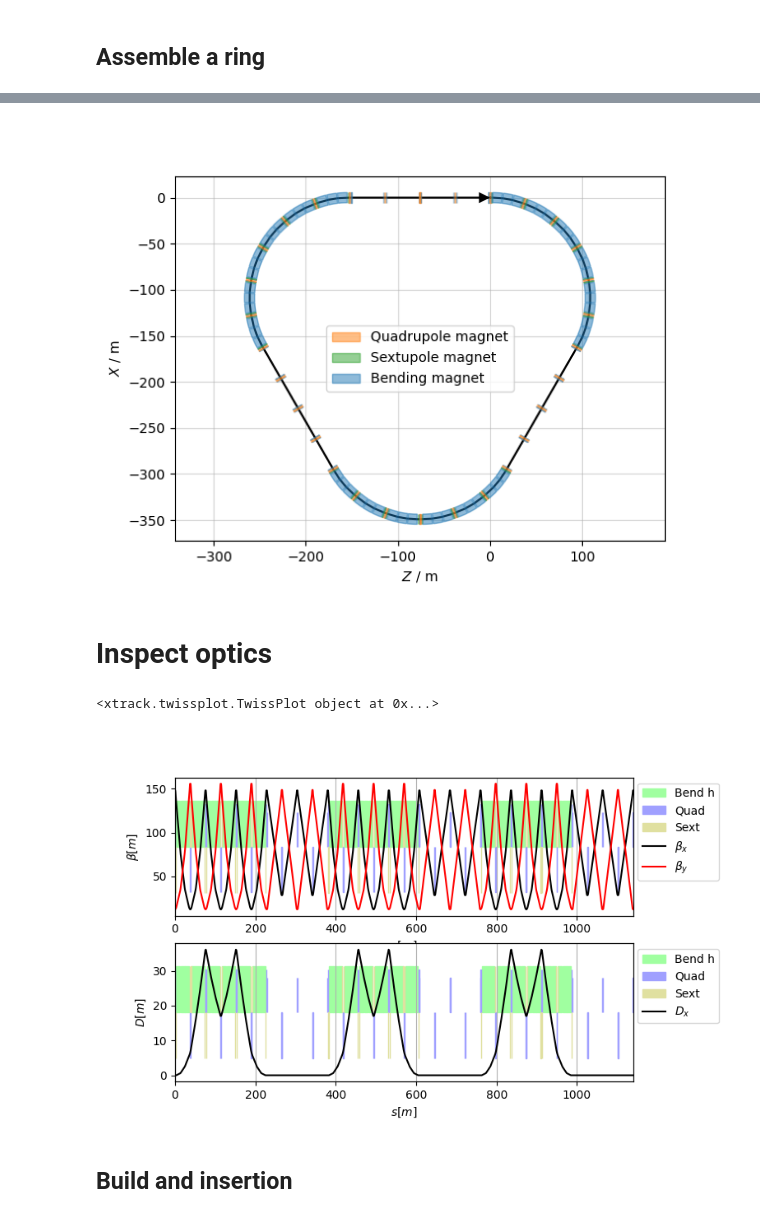
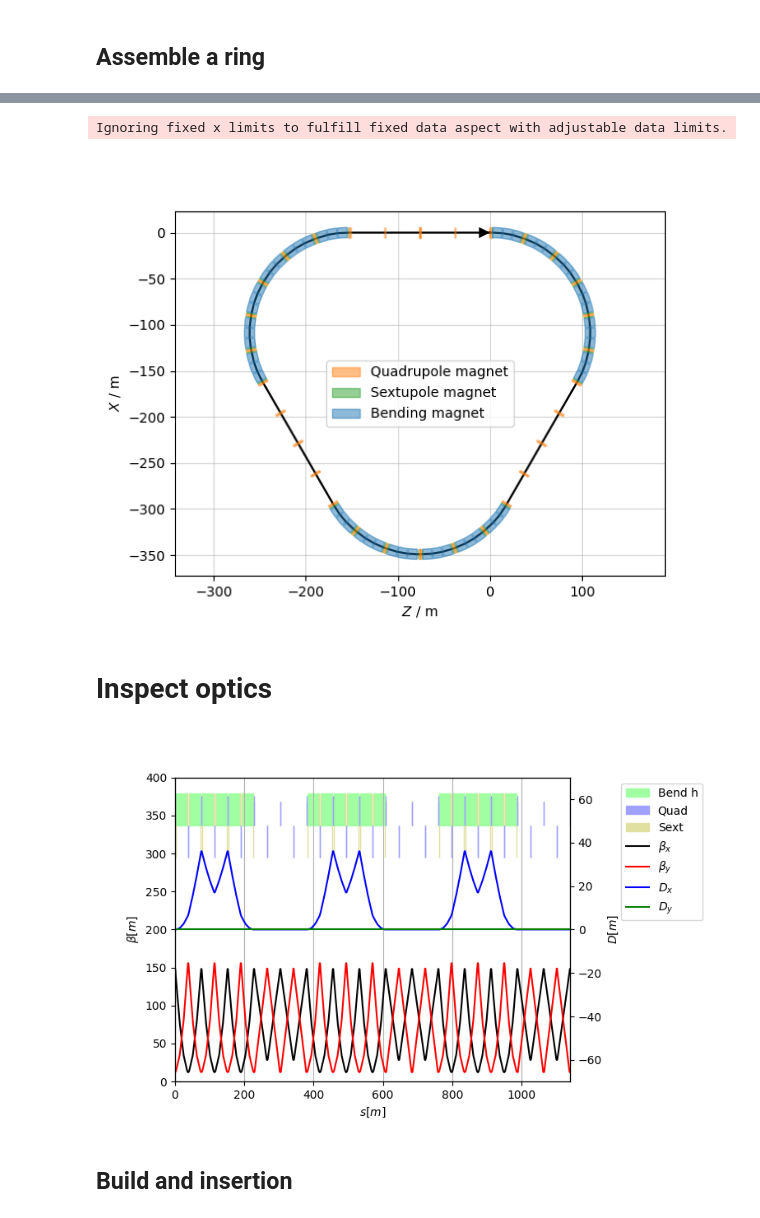
Before and after one commit to xsuite/tutorial_lattice_design, a Jupyter notebook: notebook_00_ring.ipynb, the cells around one changed output, grey strips where cells are left out. Saved outputs shown, nothing was run; the diff lists cells and outputs as text; code cells hidden in the pictures.

```diff
--- a/notebook_00_ring.ipynb
+++ b/notebook_00_ring.ipynb
@@ -7,7 +7,7 @@ import numpy as np
 import matplotlib.pyplot as plt
 # %%
 env = xt.Environment()
-env.particle_ref = xt.Particles(p0c=2e9)
+env.set_particle_ref('proton', p0c=2e9)
 # %% [markdown]
 ### Number of bends
 # %%
@@ -154,20 +163,9 @@ env.vars({
 })
 
 halfcell_ss = env.new_line(components=[
-    env.new('mid', xt.Marker, at='l.halfcell'),
+    env.new('mid.ss', xt.Marker, at='l.halfcell'),
     env.new('mq.ss.d', 'mq', k1='kqd.ss', at = '0.5 + l.mq / 2'),
     env.new('mq.ss.f', 'mq', k1='kqf.ss', at = 'l.halfcell - l.mq / 2 - 0.5'),
     env.new('corrector.ss.v', 'corrector', at=0.75, from_='mq.ss.d'),
     env.new('corrector.ss.h', 'corrector', at=-0.75, from_='mq.ss.f')
 ])
-
-hcell_left_ss = halfcell_ss.replicate(name='l', mirror=True)
-hcell_right_ss = halfcell_ss.replicate(name='r')
-cell_ss = env.new_line(components=[
-    env.new('start.ss', xt.Marker),
-    hcell_left_ss,
-    hcell_right_ss,
-    env.new('end.ss', xt.Marker),
-])
-
-cell_ss.survey().plot()
@@ -175,0 +172,9 @@ cell_ss.survey().plot()
+# %%
+hcell_left_ss = halfcell_ss.replicate(suffix='l', mirror=True)
+hcell_right_ss = halfcell_ss.replicate(suffix='r')
+cell_ss = env.new_line(components=[
+    env.new('start.ss', xt.Marker),
+    hcell_left_ss,
+    hcell_right_ss,
+    env.new('end.ss', xt.Marker),
+])
@@ -198,26 +219,25 @@ straight_section.survey().plot()
 # %%
 ring = 3 * (arc + straight_section)
 
+plt.figure()
 ring.survey().plot()
+plt.show()
 # %% [output]
+Ignoring fixed x limits to fulfill fixed data aspect with adjustable data limits.
 [figure]
 # %% [markdown]
 # Inspect optics
 # %%
 tw = ring.twiss4d()
-fig = plt.figure(figsize=(6.4*1.2, 4.8))
-ax1 = fig.add_subplot(2, 1, 1)
-pltbet = tw.plot('betx bety', ax=ax1)
 
-ax2 = fig.add_subplot(2, 1, 2, sharex=ax1)
-pltdx = tw.plot('dx', ax=ax2)
+plt.figure()
+pl = tw.plot()
 
-fig.subplots_adjust(right=.85)
-pltbet.move_legend(1.2,1)
-pltdx.move_legend(1.2,1)
+pl.ylim(left_lo=0, left_hi=400, right_lo=-70, right_hi=70,
+        lattice_lo=-8)
+plt.show()
 # %% [output]
-<xtrack.twissplot.TwissPlot object at 0x...>
-[figure, old version]
+[figure, new version]
 # %% [markdown]
 ## Build and insertion
 # %% [markdown]
```
Also changed, not shown: parts of 22 cells of this notebook.
